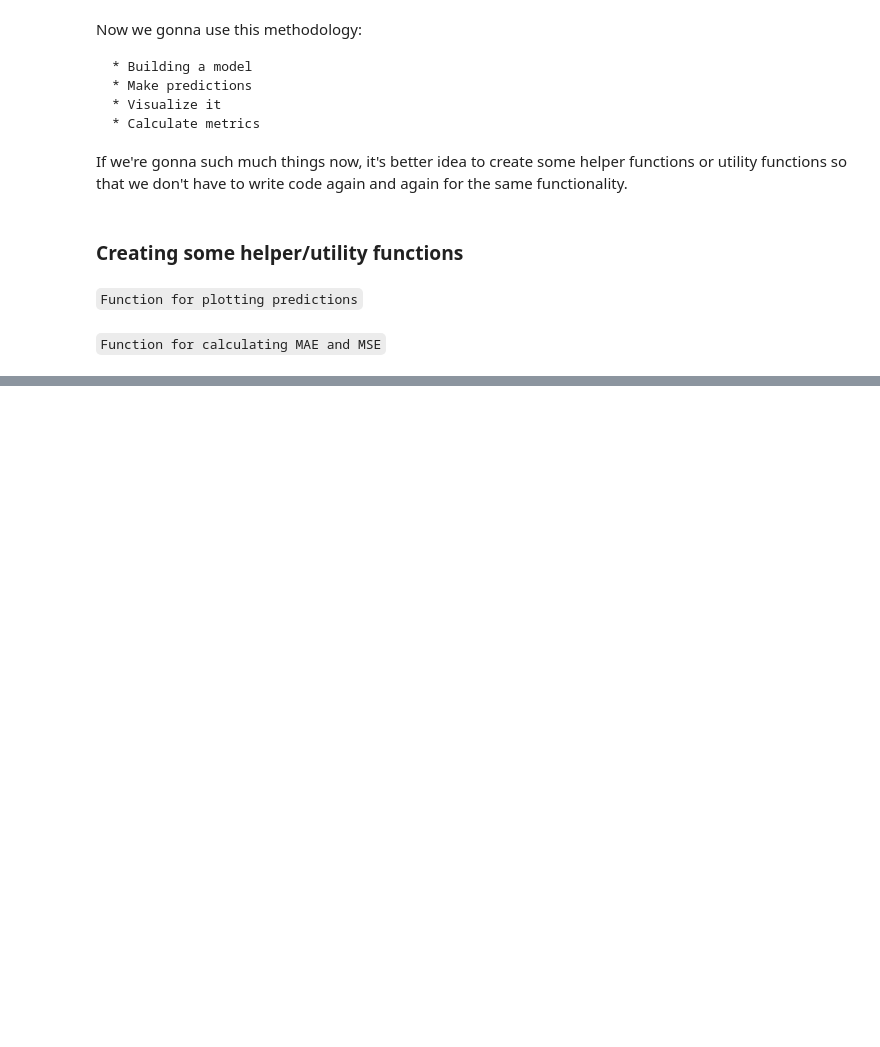
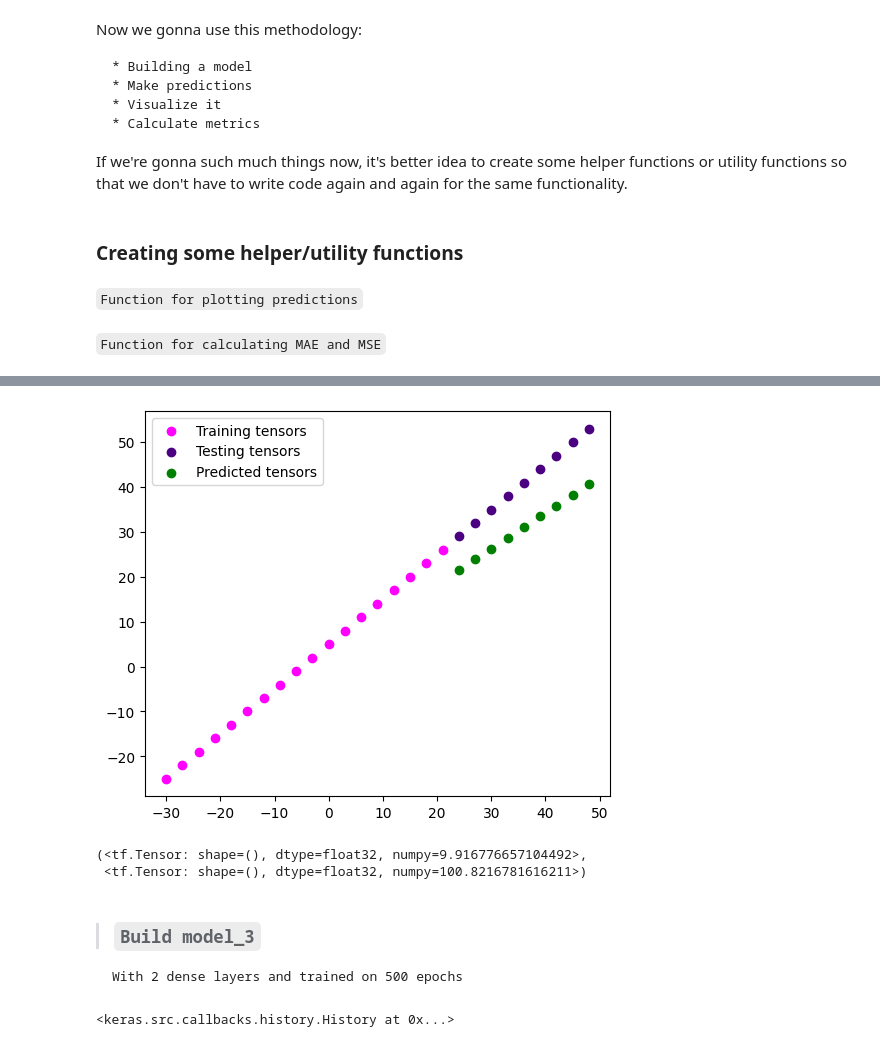
Before and after one commit to danish-khan962/Deep-Learning, a Jupyter notebook: miscellaneous/09_exercise.ipynb, the cells around one changed output, grey strips where cells are left out. Saved outputs shown, nothing was run; the diff lists cells and outputs as text; code cells hidden in the pictures; blank space fills up the shorter version.

````diff
--- a/miscellaneous/09_exercise.ipynb
+++ b/miscellaneous/09_exercise.ipynb
@@ -217,0 +284,17 @@ def mse(y_true=y_test, y_pred=y_pred):
+# %%
+# Building model_2
+tf.random.set_seed(42)  # random seed for reproducability
+
+# 1. Create a model
+model_2 = tf.keras.models.Sequential([
+    tf.keras.layers.Dense(100, input_shape=[1]),  # input_shape for automatic model build
+    tf.keras.layers.Dense(1),
+])
+
+# 2. Compile the model
+model_2.compile(loss = tf.keras.losses.mae,
+                optimizer = tf.keras.optimizers.SGD(),
+                metrics=["mae"])
+
+# 3. Fit the model
+model_2.fit(X_train, y_train, epochs=100, verbose=0)
@@ -217,0 +303,4 @@ def mse(y_true=y_test, y_pred=y_pred):
+# %%
+# Making predictions
+y_pred_2 = model_2.predict(X_test)
+y_pred_2
@@ -217,0 +318,37 @@ def mse(y_true=y_test, y_pred=y_pred):
+# %%
+# Visualizing predictions
+plot_predictions(predictions=y_pred_2)
+# %% [output]
+[figure, added]
+# %%
+mae_2 = mae(y_test, y_pred_2)
+mse_2 = mse(y_test, y_pred_2)
+mae_2, mse_2
+# %% [output]
+(<tf.Tensor: shape=(), dtype=float32, numpy=9.916776657104492>,
+ <tf.Tensor: shape=(), dtype=float32, numpy=100.8216781616211>)
+# %% [markdown]
+> ### `Build model_3`
+
+```
+With 2 dense layers and trained on 500 epochs
+```
+# %%
+# Building model_3
+tf.random.set_seed(42)  # random seed for reproducability
+
+# 1. Create a model
+model_3 = tf.keras.models.Sequential([
+    tf.keras.layers.Dense(100, input_shape=[1]),
+    tf.keras.layers.Dense(1)
+])
+
+# 2. Compile the model
+model_3.compile(loss = tf.keras.losses.mae,
+                optimizer = tf.keras.optimizers.SGD(),
+                metrics=["mae"])
+
+# 3. Fit the model
+model_3.fit(X_train, y_train, epochs=500, verbose=0)
+# %% [output]
+<keras.src.callbacks.history.History at 0x...>
````
Also changed, not shown: parts of 35 cells of this notebook.
